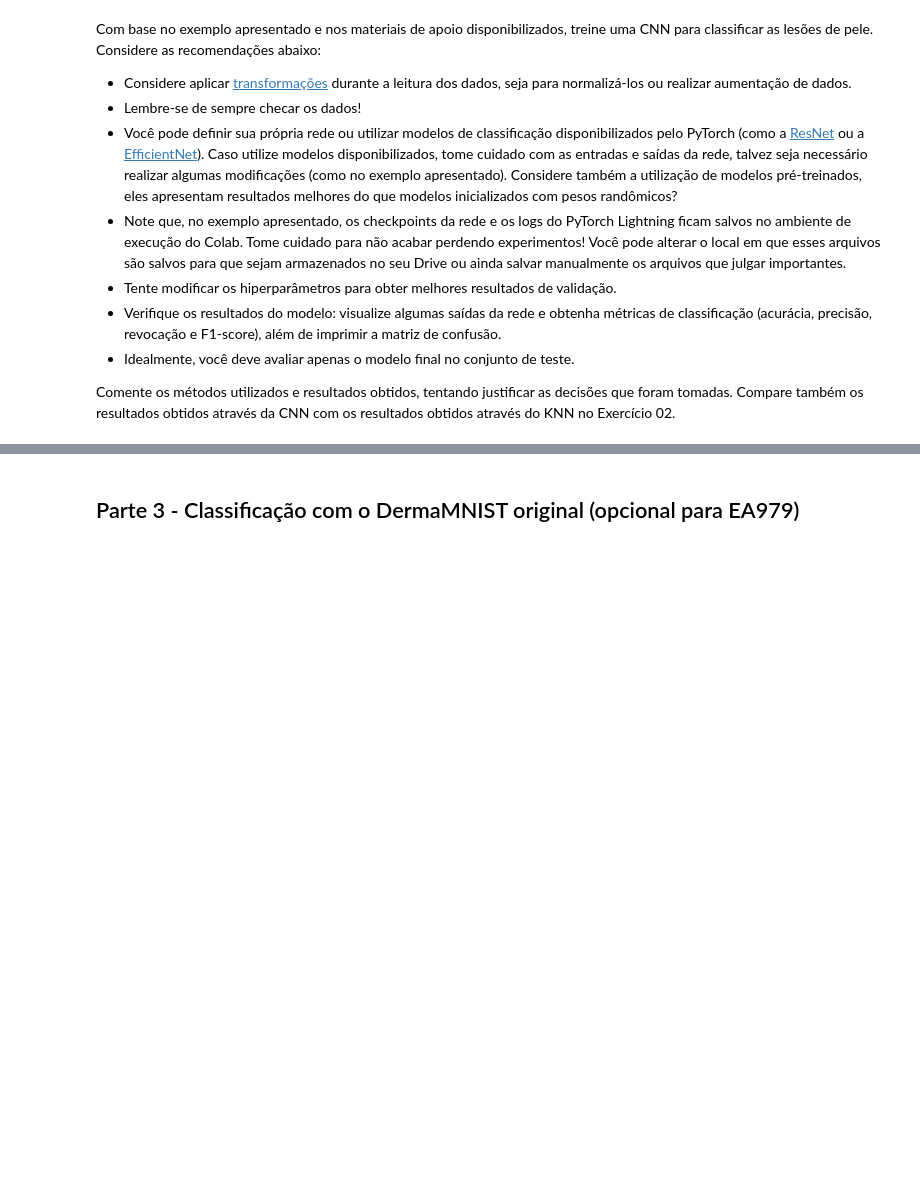
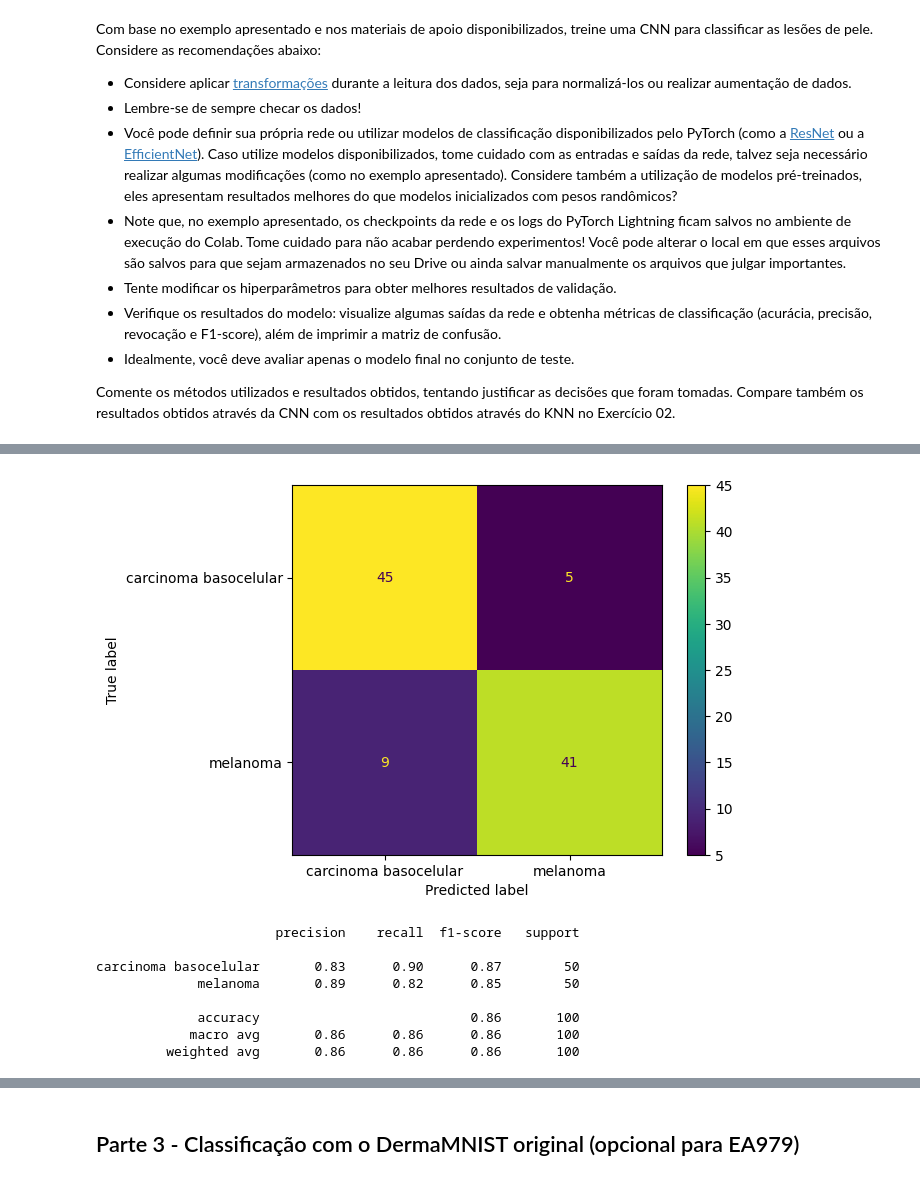
Before and after one commit to UNICAMP-EA979/2026s1-pi05-cnn-leticialopesms, a Jupyter notebook: Atividade.ipynb, the cells around one changed output, grey strips where cells are left out. Drawn from its saved outputs; the diff is of its cells as text; code cells hidden in the pictures; blank space fills up the shorter version.

```diff
--- a/Atividade.ipynb
+++ b/Atividade.ipynb
@@ -287,7 +298,7 @@ ResNet(
   (fc): Linear(in_features=512, out_features=1000, bias=True)
 )
 # %%
-cnn_model.conv1 = nn.Conv2d(hparams['nin'], 64, kernel_size=(7, 7), stride=(2, 2), padding=(3, 3), bias=False)
+cnn_model.conv1 = nn.Conv2d(hparams['nin'], 64, kernel_size=7, stride=2, padding=3, bias=False)
 num_ftrs = cnn_model.fc.in_features
 cnn_model.fc = nn.Linear(num_ftrs, hparams['nout'])
 print(cnn_model)
@@ -725,0 +1051,2 @@ plt.show()
+# %%
+train_model(hparams)
@@ -725,0 +1113,45 @@ plt.show()
+# %%
+def collect_2d_results(data, model):
+    y_trues = []
+    y_labels = []
+    for (img, label) in data:
+        with torch.no_grad():
+            out = model(img.cuda()).argmax(dim=-1).item()
+
+        label = label.numpy()
+        y_trues.append(label)
+        y_labels.append(out)
+
+    return y_trues, y_labels
+
+def evaluate_model(ckpt_path):
+    model = DermaMNISTBinaryClassifier.load_from_checkpoint(ckpt_path).eval().cuda()
+    # Initialize test data
+    data = DermaMNISTDataModule(hparams)
+    data.setup()
+    data.hparams.batch_size = 1
+    test_data = data.test_dataloader()
+
+    y_trues_val, y_labels_val = collect_2d_results(test_data, model)
+
+    # Confusion matrix
+    disp = ConfusionMatrixDisplay(confusion_matrix=confusion_matrix(y_trues_val, y_labels_val, labels=[0, 1]),
+                                    display_labels=class_names)
+    fig = disp.plot(ax=None).figure_
+    plt.show()
+
+    # Classification report
+    print(classification_report(y_trues_val, y_labels_val, target_names=class_names))
+# %%
+baseline_model = "logs/Test_ResNet18_DermaMNIST-epoch=14-val_acc=0.90.ckpt"
+evaluate_model(baseline_model)
+# %% [output]
+[figure, added]
+                       precision    recall  f1-score   support
+
+carcinoma basocelular       0.83      0.90      0.87        50
+             melanoma       0.89      0.82      0.85        50
+
+             accuracy                           0.86       100
+            macro avg       0.86      0.86      0.86       100
+         weighted avg       0.86      0.86      0.86       100
```
Also changed, not shown: parts of 30 cells of this notebook.
